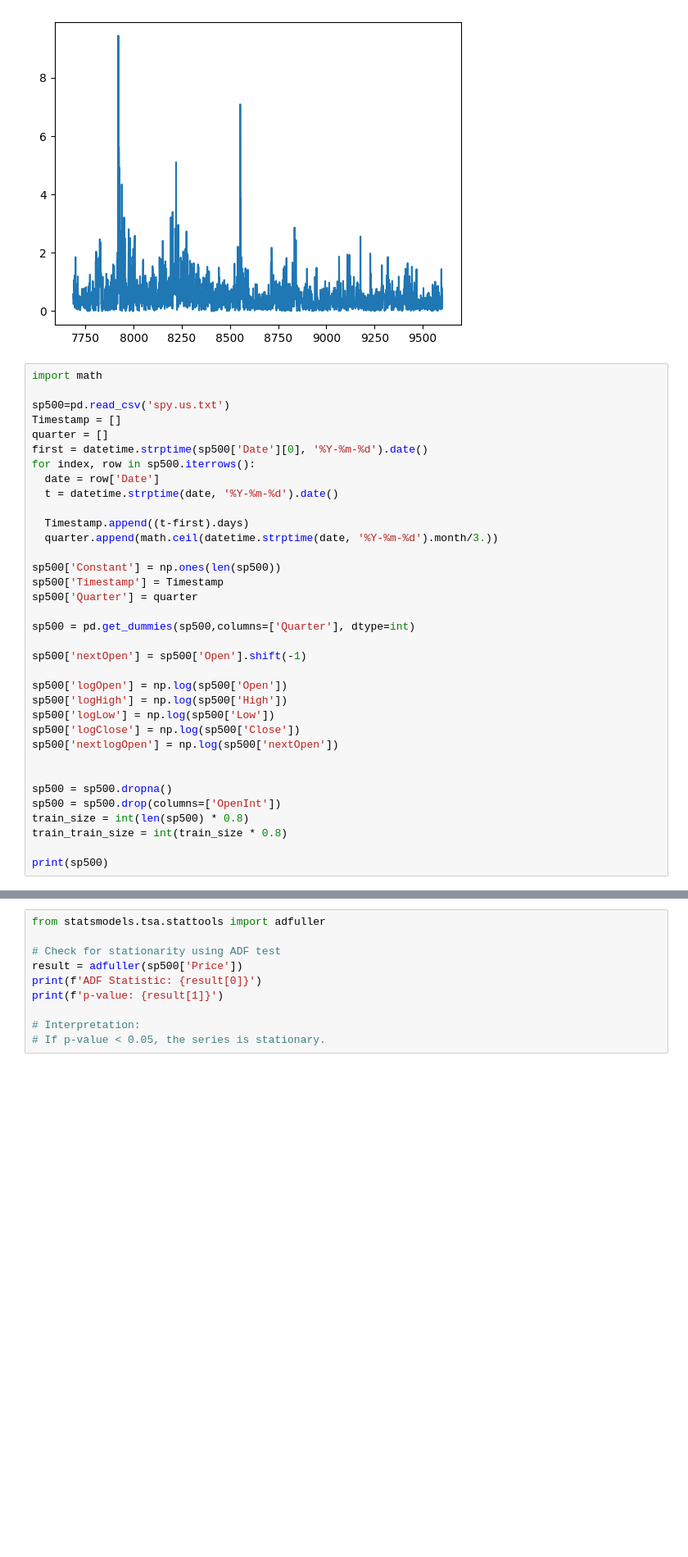
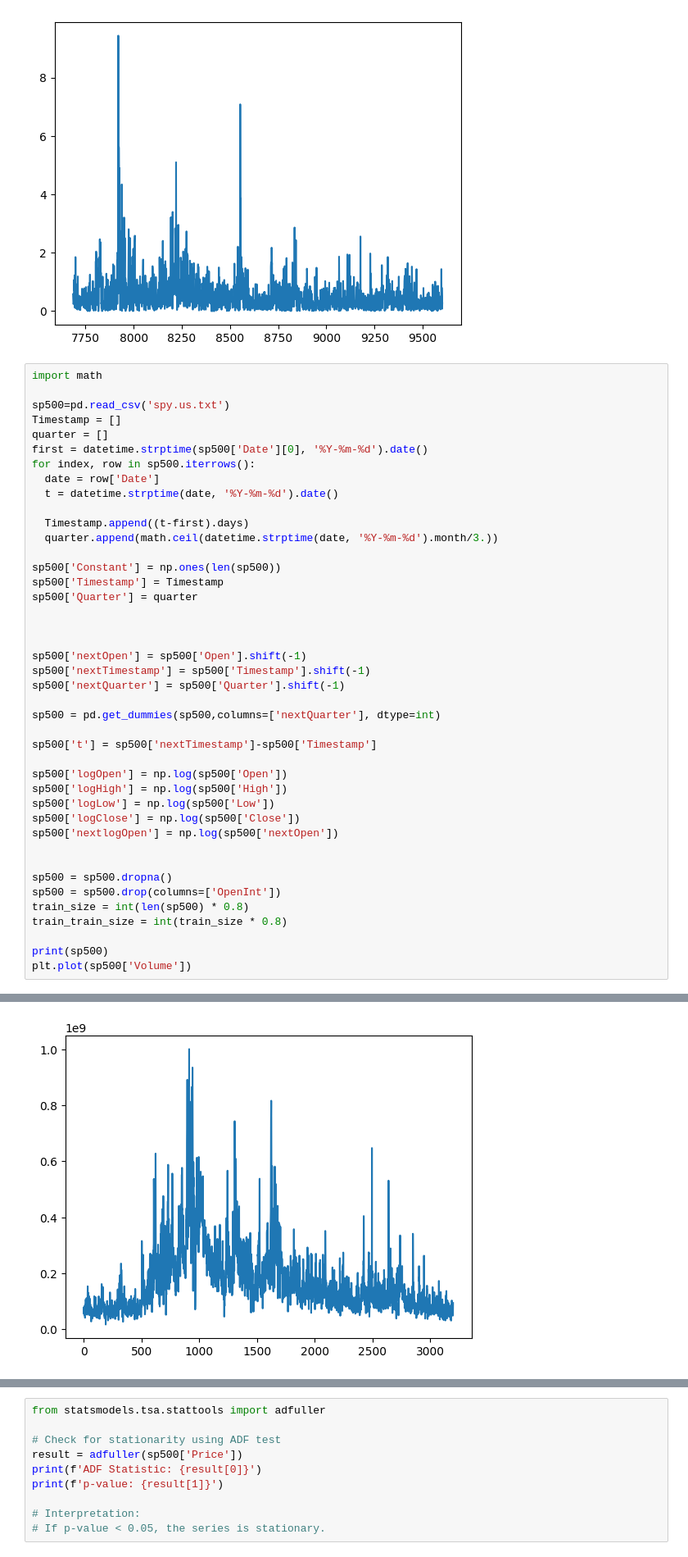
Before and after one commit to AdamChoong0095/NUS-Stock-Data, a Jupyter notebook: Stock_price_prediction.ipynb, the cells around one changed output, grey strips where cells are left out. Shown at 82% size. Drawn from its saved outputs; the diff is of its cells as text; blank space fills up the shorter version.

```diff
--- a/Stock_price_prediction.ipynb
+++ b/Stock_price_prediction.ipynb
@@ -330,9 +330,15 @@ sp500['Constant'] = np.ones(len(sp500))
 sp500['Timestamp'] = Timestamp
 sp500['Quarter'] = quarter
 
-sp500 = pd.get_dummies(sp500,columns=['Quarter'], dtype=int)
+
 
 sp500['nextOpen'] = sp500['Open'].shift(-1)
+sp500['nextTimestamp'] = sp500['Timestamp'].shift(-1)
+sp500['nextQuarter'] = sp500['Quarter'].shift(-1)
+
+sp500 = pd.get_dummies(sp500,columns=['nextQuarter'], dtype=int)
+
+sp500['t'] = sp500['nextTimestamp']-sp500['Timestamp']
 
 sp500['logOpen'] = np.log(sp500['Open'])
 sp500['logHigh'] = np.log(sp500['High'])
@@ -347,6 +353,7 @@ train_size = int(len(sp500) * 0.8)
 train_train_size = int(train_size * 0.8)
 
 print(sp500)
+plt.plot(sp500['Volume'])
 # %% [output]
             Date    Open    High     Low   Close    Volume  Constant
 0     2005-02-25  104.77  106.00  104.68  105.79  70221808       1.0  \
@@ -368,2 +376,3 @@ print(sp500)
+[figure, added]
 # %%
 log = False
```
Also changed, not shown: parts of 3 cells of this notebook.
